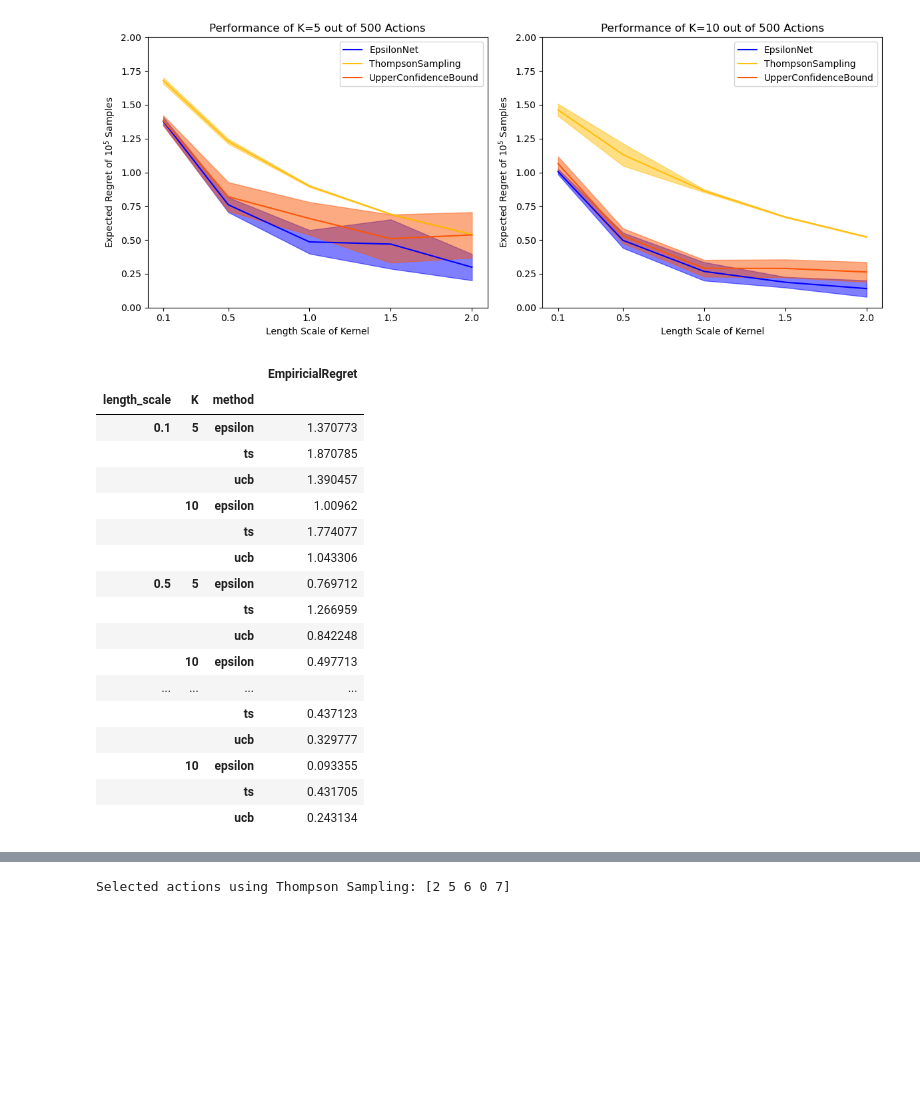
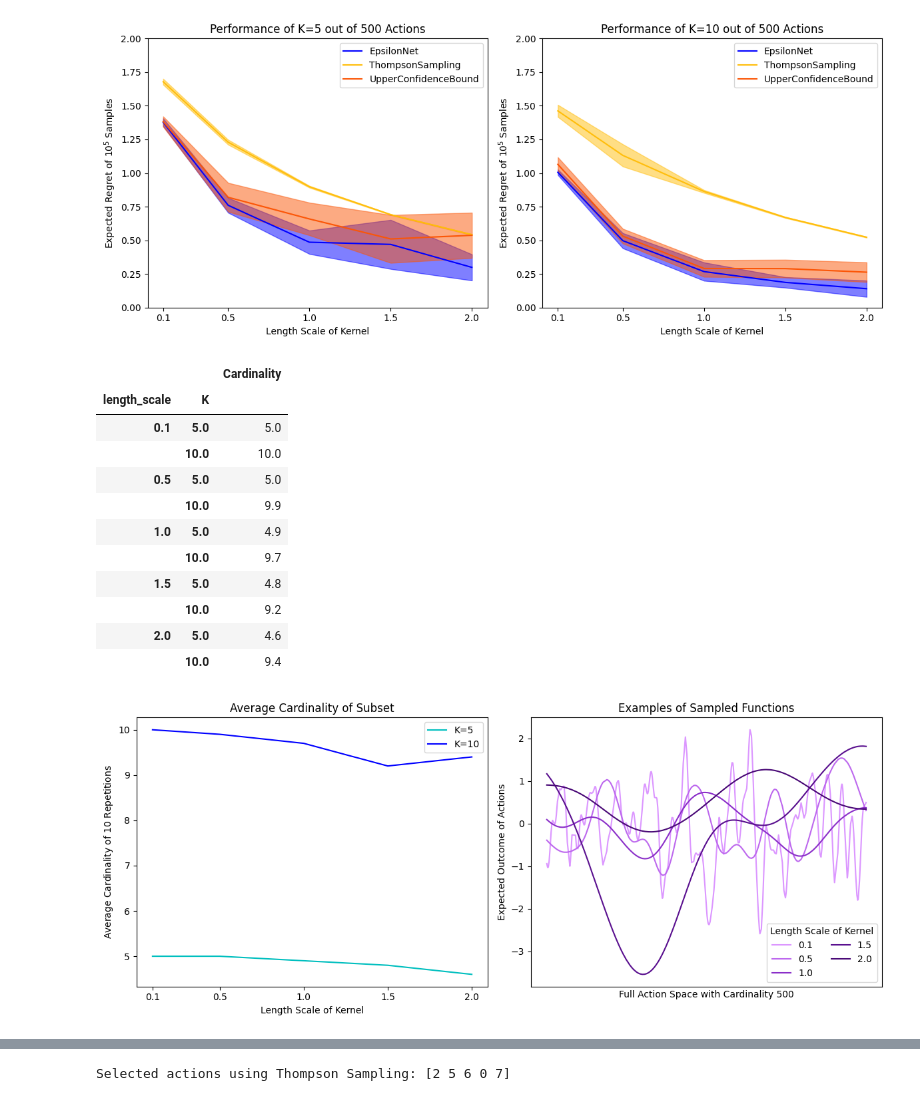
Before and after one commit to Quan-Zhou/MAB, a Jupyter notebook: RKHS.ipynb, the cells around one changed output, grey strips where cells are left out. Cells and saved outputs as stored; diff of their text form; code cells hidden in the pictures; blank space fills up the shorter version.

```diff
--- a/RKHS.ipynb
+++ b/RKHS.ipynb
@@ -168,0 +171,5 @@ cardinality.to_csv('cardinality.csv',index=None)
+# %%
+report=pd.read_csv('report.csv')
+cardinality=pd.read_csv('cardinality.csv')
+
+length_range=[0.1,0.5,1,1.5,2]
@@ -198,23 +249,17 @@ plt.show()
 # %% [output]
 [figure]
 # %%
-report.groupby(by=["length_scale",'K','method']).mean()
+cardinality.groupby(by=["length_scale",'K']).mean()
 # %% [output]
-|  |  |  | EmpiricialRegret |
-| length_scale | K | method |  |
-| 0.1 | 5 | epsilon | 1.370773 |
-|  |  | ts | 1.870785 |
-|  |  | ucb | 1.390457 |
-|  | 10 | epsilon | 1.00962 |
-|  |  | ts | 1.774077 |
-|  |  | ucb | 1.043306 |
-| 0.5 | 5 | epsilon | 0.769712 |
-|  |  | ts | 1.266959 |
-|  |  | ucb | 0.842248 |
-|  | 10 | epsilon | 0.497713 |
-| ... | ... | ... | ... |
-|  |  | ts | 0.437123 |
-|  |  | ucb | 0.329777 |
-|  | 10 | epsilon | 0.093355 |
-|  |  | ts | 0.431705 |
-|  |  | ucb | 0.243134 |
+|  |  | Cardinality |
+| length_scale | K |  |
+| 0.1 | 5.0 | 5.0 |
+|  | 10.0 | 10.0 |
+| 0.5 | 5.0 | 5.0 |
+|  | 10.0 | 9.9 |
+| 1.0 | 5.0 | 4.9 |
+|  | 10.0 | 9.7 |
+| 1.5 | 5.0 | 4.8 |
+|  | 10.0 | 9.2 |
+| 2.0 | 5.0 | 4.6 |
+|  | 10.0 | 9.4 |
@@ -221,2 +271,38 @@ report.groupby(by=["length_scale",'K','method']).mean()
+# %%
+fig, axes = plt.subplots(1,2,figsize=(12, 5))  # (rows, cols)
+colormap = dict(zip([5,10]+length_range, ['c','b']+['#DC97FF','#BD68EE','#8B2FC9','#5a108f','#4A0A77','#310055']))
+
+i=0
+for K in [5,10]:
+    dfmean=cardinality.groupby(by=["length_scale",'K']).mean()['Cardinality']
+    mean=np.array([dfmean[i][K] for i in length_range])
+    axes[i].plot(length_range, mean, label="K={}".format(K), color=colormap[K])
+
+# axes[i].set_ylim([0,1.5])
+axes[i].set_title("Average Cardinality of Subset")
+axes[i].set_xlabel("Length Scale of Kernel")
+axes[i].set_xticks(length_range)
+axes[i].set_ylabel(r"Average Cardinality of $10$ Repetitions")
+axes[i].legend()
+
+i=1
+for l in length_range:
+    fun=GPfunctions(1,l,actionspace=actionspace)
+    axes[i].plot(fun.actionspace,fun.samples(),label="{:.1f}".format(l), color=colormap[l])
+
+axes[i].set_title("Examples of Sampled Functions")
+axes[i].set_xlabel("Full Action Space with Cardinality 500")
+axes[i].set_xticks([])
+axes[i].set_ylabel(r"Expected Outcome of Actions")
+axes[i].legend(title='Length Scale of Kernel',ncol=2)
+
+# Save plot as a PDF without margins
+# plt.savefig("RKHS.pdf", format="pdf", bbox_inches='tight', pad_inches=0, transparent=True)
+
+# Adjust layout
+plt.tight_layout()
+plt.show()
+# %% [output]
+[figure, added]
 # %%
 fig, axes = plt.subplots(1,2,figsize=(12, 5))  # (rows, cols)
```
Also changed, not shown: parts of 4 cells of this notebook, 1 other file.
